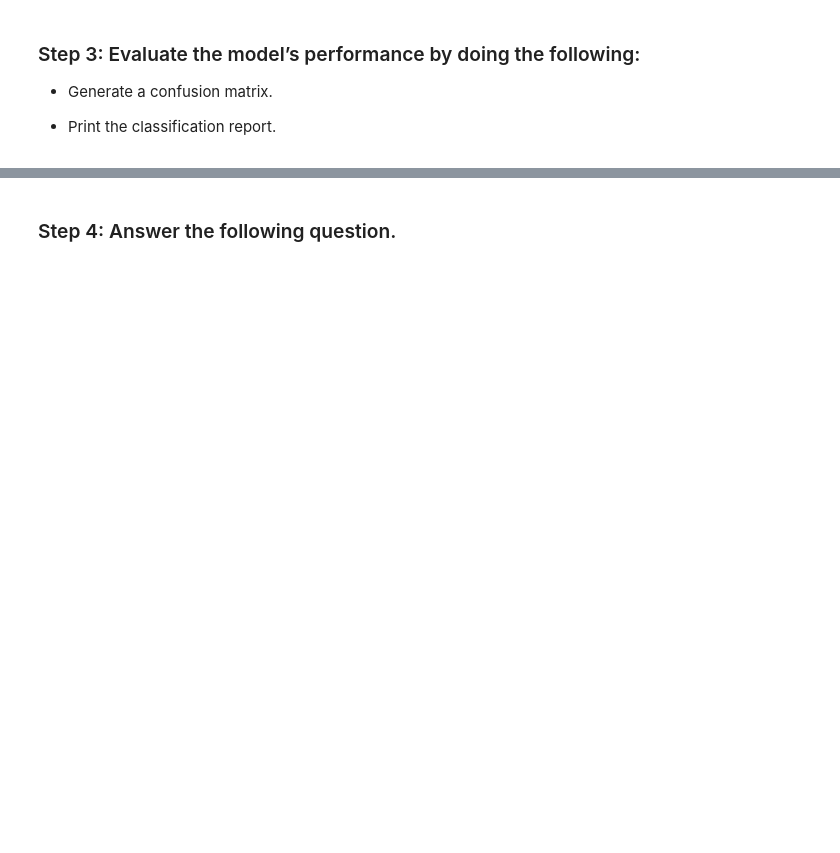
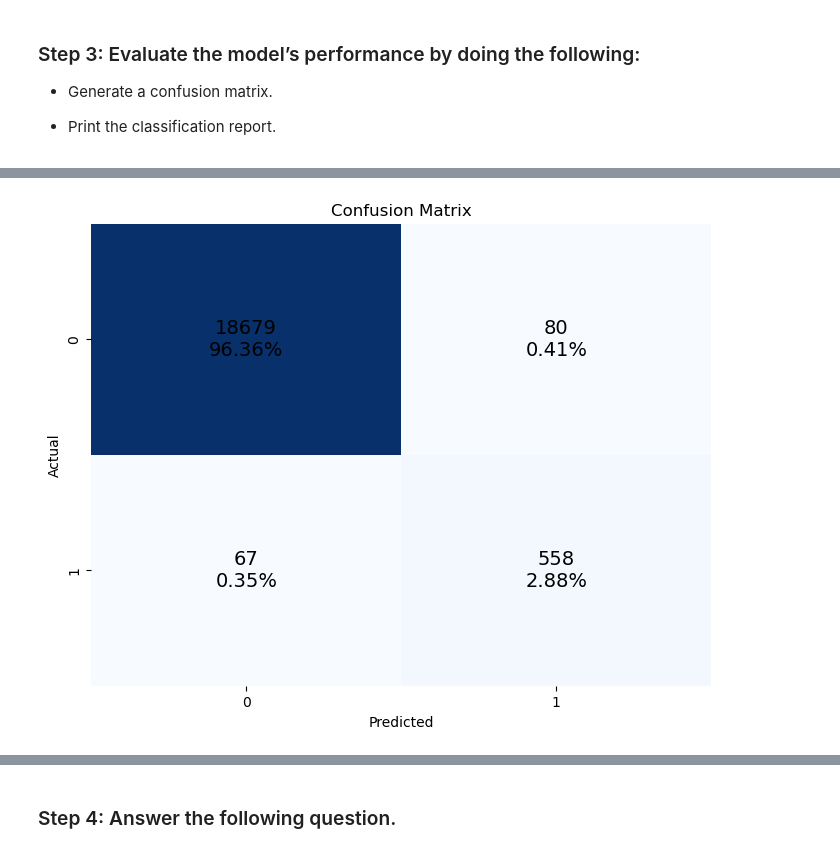
Before and after one commit to gfsiciliani/credit-risk-classification, a Jupyter notebook: credit_risk/credit_risk_classification.ipynb, the cells around one changed output, grey strips where cells are left out. Cells and saved outputs as stored; diff of their text form; code cells hidden in the pictures; blank space fills up the shorter version.

```diff
--- a/credit_risk/credit_risk_classification.ipynb
+++ b/credit_risk/credit_risk_classification.ipynb
@@ -96,2 +139,23 @@ from sklearn.linear_model import LogisticRegression
+# %%
+cm = confusion_matrix(y_test, predictions)
+
+plt.figure(figsize=(8, 6))  # Adjust the figure size as needed
+sns.heatmap(cm, annot=False, fmt="d", cmap="Blues", cbar=False)
+
+# Custom labels inside the quadrants
+labels = ['True Negative', 'False Positive', 'False Negative', 'True Positive']
+counts = ["{0:0.0f}".format(value) for value in cm.flatten()]
+percentages = ["{0:.2%}".format(value) for value in cm.flatten()/np.sum(cm)]
+
+for i, label in enumerate(labels):
+    plt.text((i % 2) + 0.5, (i // 2) + 0.5, f"{counts[i]}\n{percentages[i]}",
+             horizontalalignment='center', verticalalignment='center', fontsize=14)
+
+plt.ylabel('Actual')
+plt.xlabel('Predicted')
+plt.title('Confusion Matrix')
+plt.show()
+# %% [output]
+[figure, added]
 # %%
 # Print the classification report for the model
```
Also changed, not shown: parts of 8 cells of this notebook.
